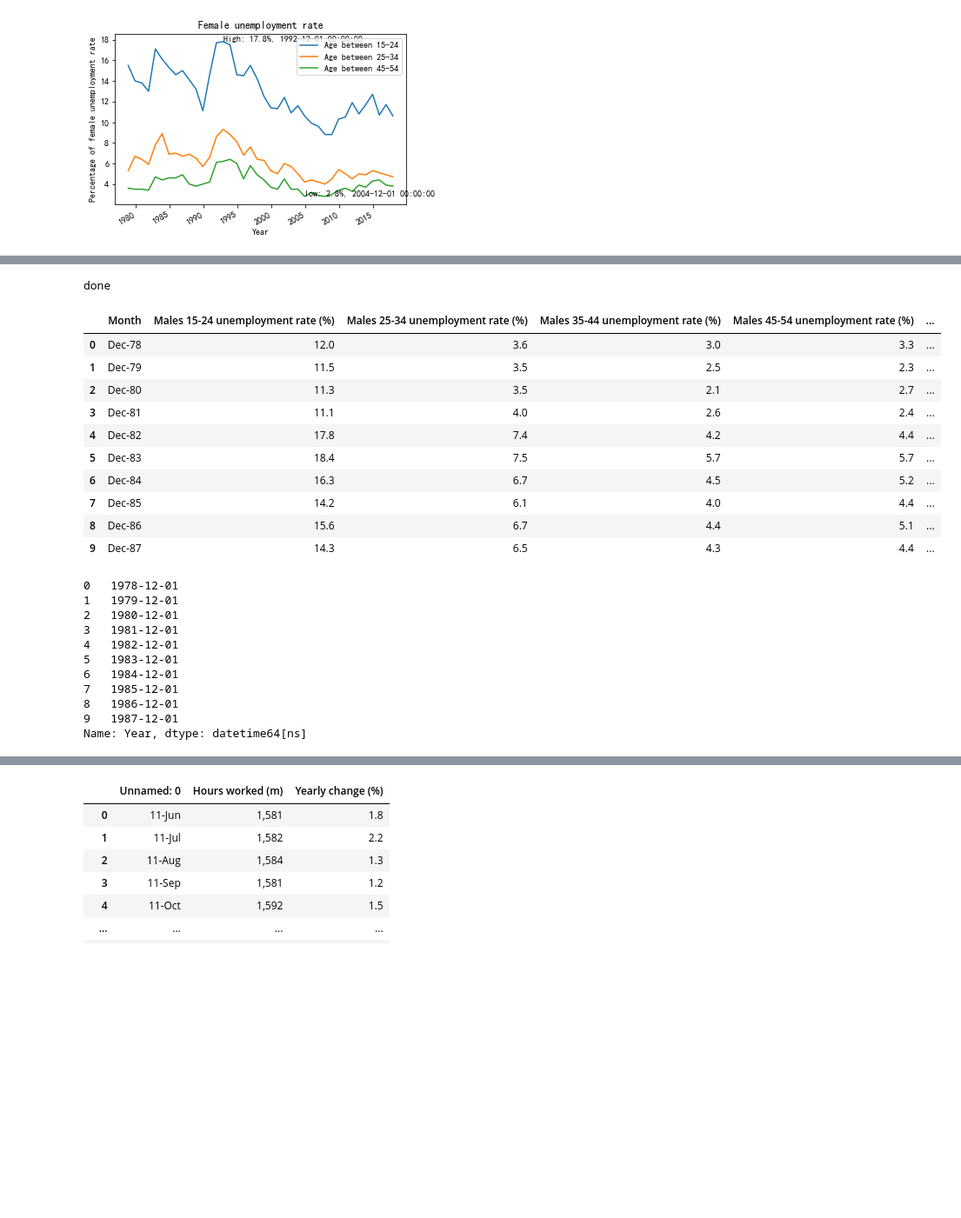
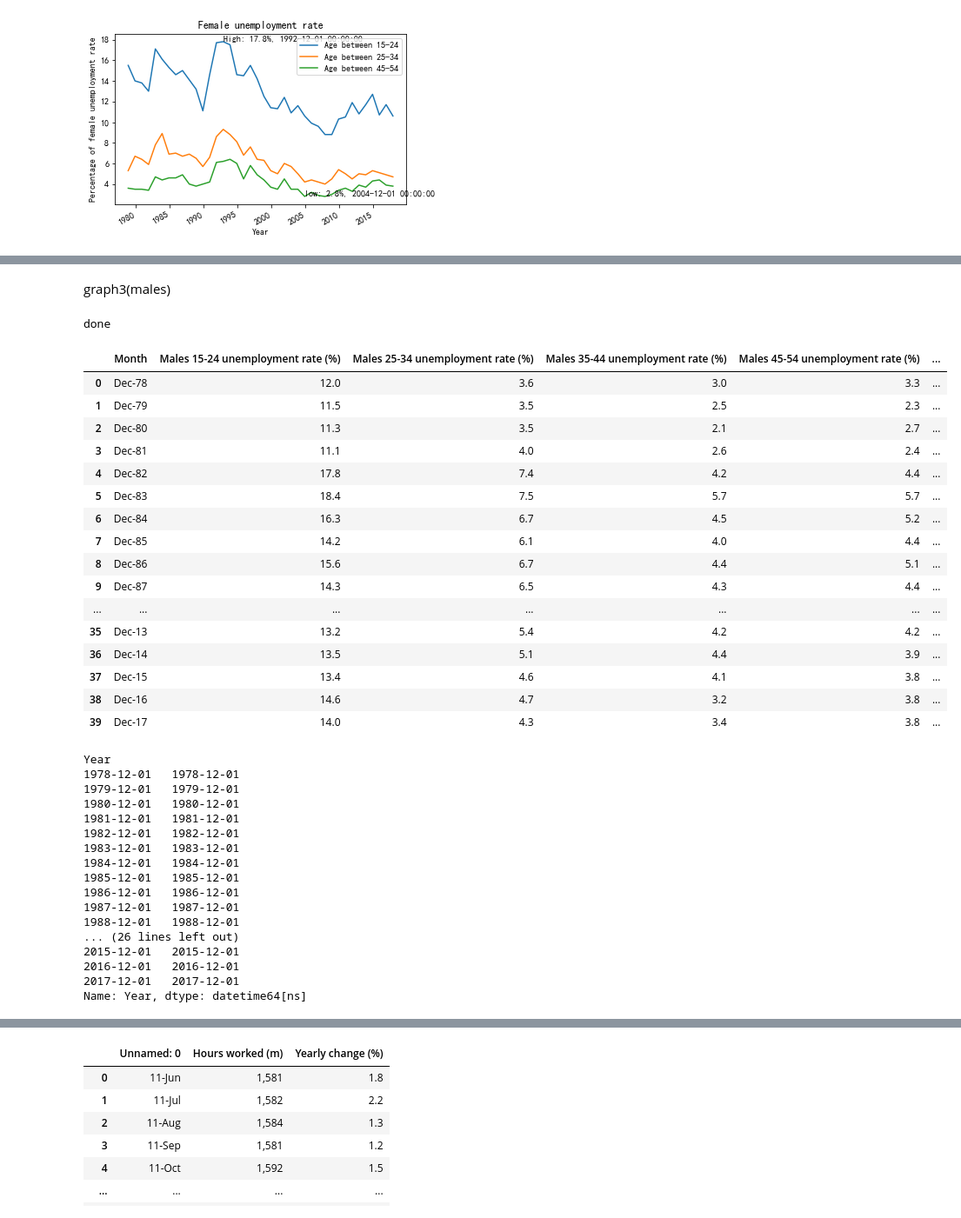
Before and after one commit to JIngzhiKao/data_project, a Jupyter notebook: final presentation.ipynb, the cells around one changed output, grey strips where cells are left out. Shown at 87% size. Saved outputs shown, nothing was run; the diff lists cells and outputs as text; code cells hidden in the pictures; blank space fills up the shorter version.

```diff
--- a/final presentation.ipynb
+++ b/final presentation.ipynb
@@ -213,3 +270,5 @@ graph 2(male)
+# %% [markdown]
+graph3(males)
 # %%
 
 
@@ -220,19 +279,25 @@ print("done")
 # %% [output]
 done
 # %%
-males.head(10)
+males.head(40)
 # %% [output]
 |  | Month | Males 15-24 unemployment rate (%) | Males 25-34 unemployment rate (%) | Males 35-44 unemployment rate (%) | Males 45-54 unemployment rate (%) | ... |
 | 0 | Dec-78 | 12.0 | 3.6 | 3.0 | 3.3 | ... |
 | 1 | Dec-79 | 11.5 | 3.5 | 2.5 | 2.3 | ... |
 | 2 | Dec-80 | 11.3 | 3.5 | 2.1 | 2.7 | ... |
 | 3 | Dec-81 | 11.1 | 4.0 | 2.6 | 2.4 | ... |
 | 4 | Dec-82 | 17.8 | 7.4 | 4.2 | 4.4 | ... |
 | 5 | Dec-83 | 18.4 | 7.5 | 5.7 | 5.7 | ... |
 | 6 | Dec-84 | 16.3 | 6.7 | 4.5 | 5.2 | ... |
 | 7 | Dec-85 | 14.2 | 6.1 | 4.0 | 4.4 | ... |
 | 8 | Dec-86 | 15.6 | 6.7 | 4.4 | 5.1 | ... |
 | 9 | Dec-87 | 14.3 | 6.5 | 4.3 | 4.4 | ... |
+| ... | ... | ... | ... | ... | ... | ... |
+| 35 | Dec-13 | 13.2 | 5.4 | 4.2 | 4.2 | ... |
+| 36 | Dec-14 | 13.5 | 5.1 | 4.4 | 3.9 | ... |
+| 37 | Dec-15 | 13.4 | 4.6 | 4.1 | 3.8 | ... |
+| 38 | Dec-16 | 14.6 | 4.7 | 3.2 | 3.8 | ... |
+| 39 | Dec-17 | 14.0 | 4.3 | 3.4 | 3.8 | ... |
 # %%
 def make_time_1(e):
     try:
@@ -240,18 +305,24 @@ def make_time_1(e):
     except Exception as w:
         return e
 males["Year"] = males.Month.apply(make_time)
-males.Year.head(10)
+males.Year.head(40 vbc )
 # %% [output]
-0   1978-12-01
-1   1979-12-01
-2   1980-12-01
-3   1981-12-01
-4   1982-12-01
-5   1983-12-01
-6   1984-12-01
-7   1985-12-01
-8   1986-12-01
-9   1987-12-01
+Year
+1978-12-01   1978-12-01
+1979-12-01   1979-12-01
+1980-12-01   1980-12-01
+1981-12-01   1981-12-01
+1982-12-01   1982-12-01
+1983-12-01   1983-12-01
+1984-12-01   1984-12-01
+1985-12-01   1985-12-01
+1986-12-01   1986-12-01
+1987-12-01   1987-12-01
+1988-12-01   1988-12-01
+... (26 lines left out)
+2015-12-01   2015-12-01
+2016-12-01   2016-12-01
+2017-12-01   2017-12-01
 Name: Year, dtype: datetime64[ns]
 # %%
 males = males.set_index("Year")
```
Also changed, not shown: parts of 16 cells of this notebook.
